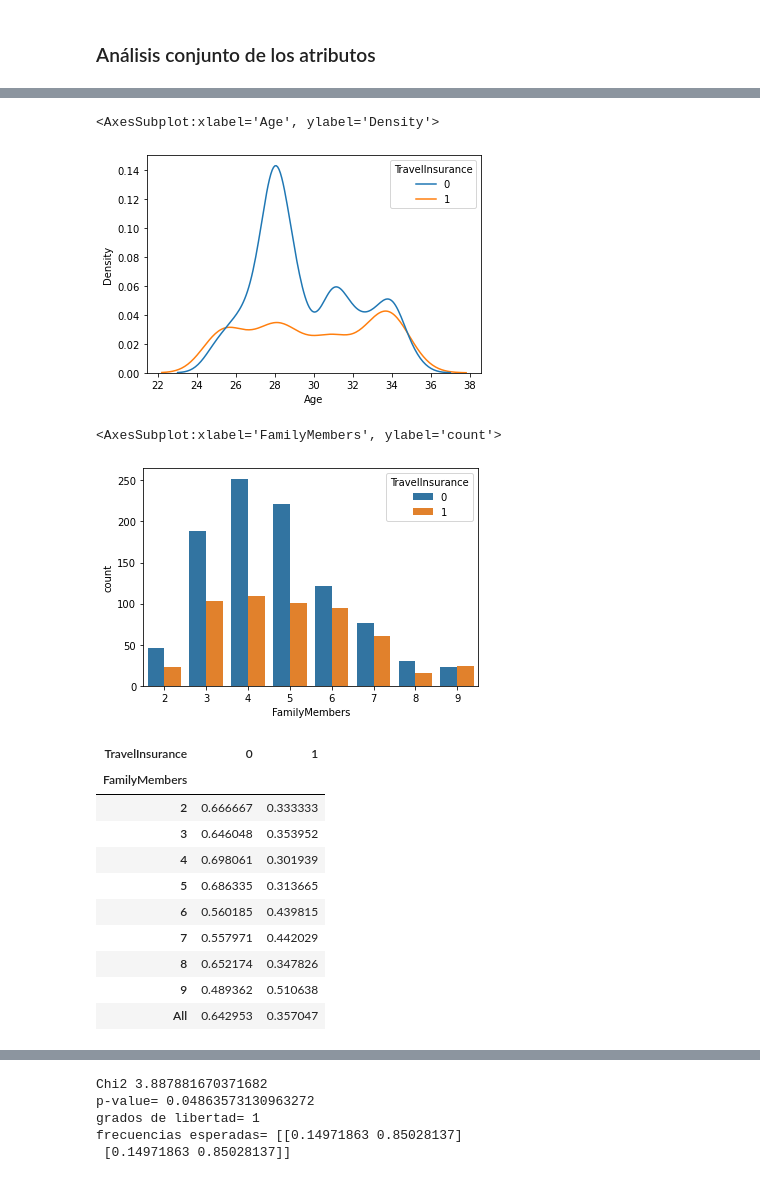
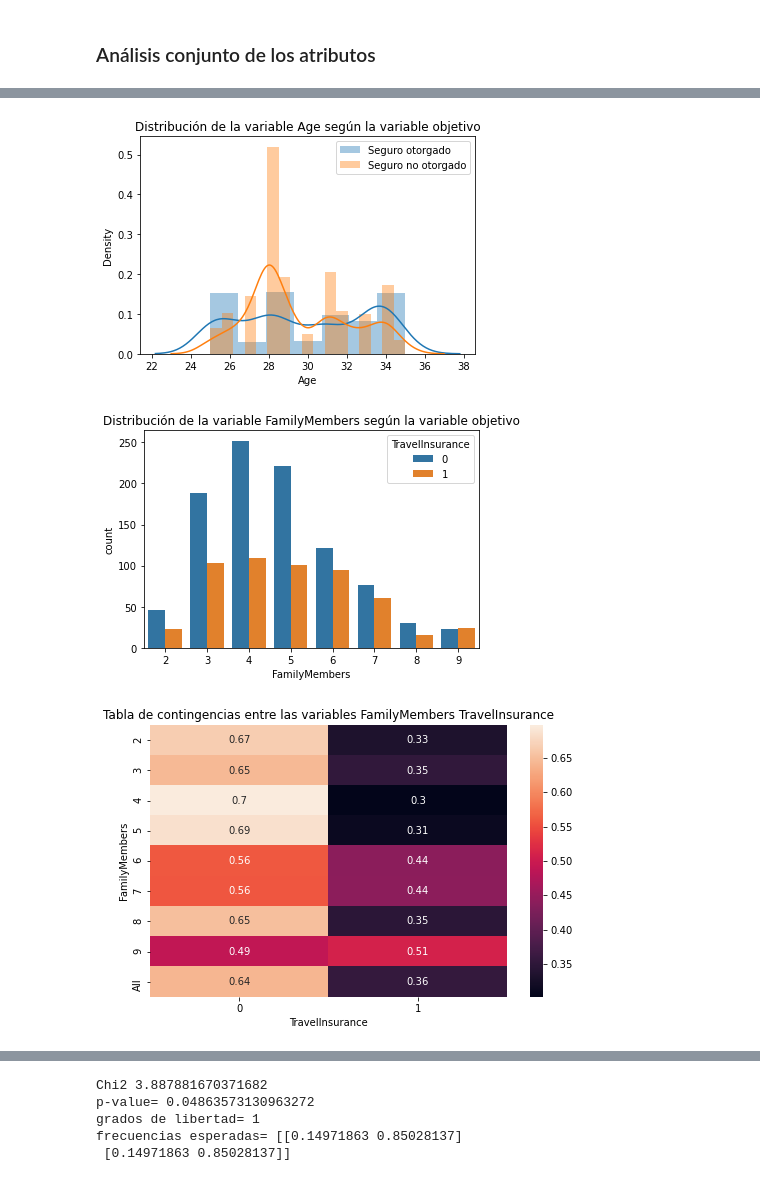
Before and after one commit to estebanarr/aprendizaje_supervisado, a Jupyter notebook: src/Análisis exploratorio.ipynb, the cells around one changed output, grey strips where cells are left out. Cells and saved outputs as stored; diff of their text form; code cells hidden in the pictures.

```diff
--- a/src/Análisis exploratorio.ipynb
+++ b/src/Análisis exploratorio.ipynb
@@ -179,29 +198,26 @@ sns.kdeplot(data=train_df, x="AnnualIncome", hue="TravelInsurance")
 # %%
 #Histograma para la distribución de la variable EDAD, según si recibió un Seguro de Viaje o no
-sns.kdeplot(data=train_df, x="Age", hue="TravelInsurance")
+sns.distplot(train_df[train_df.TravelInsurance==1].Age, label='Seguro otorgado')
+sns.distplot(train_df[train_df.TravelInsurance==0].Age, label='Seguro no otorgado')
+plt.legend()
+plt.title("Distribución de la variable Age según la variable objetivo")
+plt.show()
 #En cuanto a la edad, se advierte mayor proporción de Seguros de Viajes otorgados entre las personas más cercanas al máximo de edad (35 años)
 #Esto puede estar vinculado a que suelen ser los que tienen mayores niveles de ingreso, generalmente. Así como también al hecho de que llevan a cabo otro tipo de viajes, probablemente de menor riesgo
 # %% [output]
-<AxesSubplot:xlabel='Age', ylabel='Density'>
-[figure, old version]
+[figure, new version]
 # %%
 sns.countplot(data=train_df, x="FamilyMembers", hue="TravelInsurance")
+plt.title("Distribución de la variable FamilyMembers según la variable objetivo")
+plt.show()
 # %% [output]
-<AxesSubplot:xlabel='FamilyMembers', ylabel='count'>
-[figure, old version]
+[figure, new version]
 # %%
-pd.crosstab(train_df.FamilyMembers,train_df.TravelInsurance, margins=True, normalize="index")
+plt.figure(figsize=(8,5))
+sns.heatmap(pd.crosstab(train_df.FamilyMembers,train_df.TravelInsurance, margins=True, normalize="index"),annot=True)
+plt.title("Tabla de contingencias entre las variables FamilyMembers TravelInsurance")
+plt.show()
 #No se advierte un patrón claro
 #La probabilidad de que otorguen el seguro es mayor en familias de 9, 6 o7 miembros. Los menores valores se observan en familias de 5 miembros o menos.
 # %% [output]
-| TravelInsurance | 0 | 1 |
-| FamilyMembers |  |  |
-| 2 | 0.666667 | 0.333333 |
-| 3 | 0.646048 | 0.353952 |
-| 4 | 0.698061 | 0.301939 |
-| 5 | 0.686335 | 0.313665 |
-| 6 | 0.560185 | 0.439815 |
-| 7 | 0.557971 | 0.442029 |
-| 8 | 0.652174 | 0.347826 |
-| 9 | 0.489362 | 0.510638 |
-| All | 0.642953 | 0.357047 |
+[figure, added]
```
Also changed, not shown: parts of 31 cells of this notebook.
